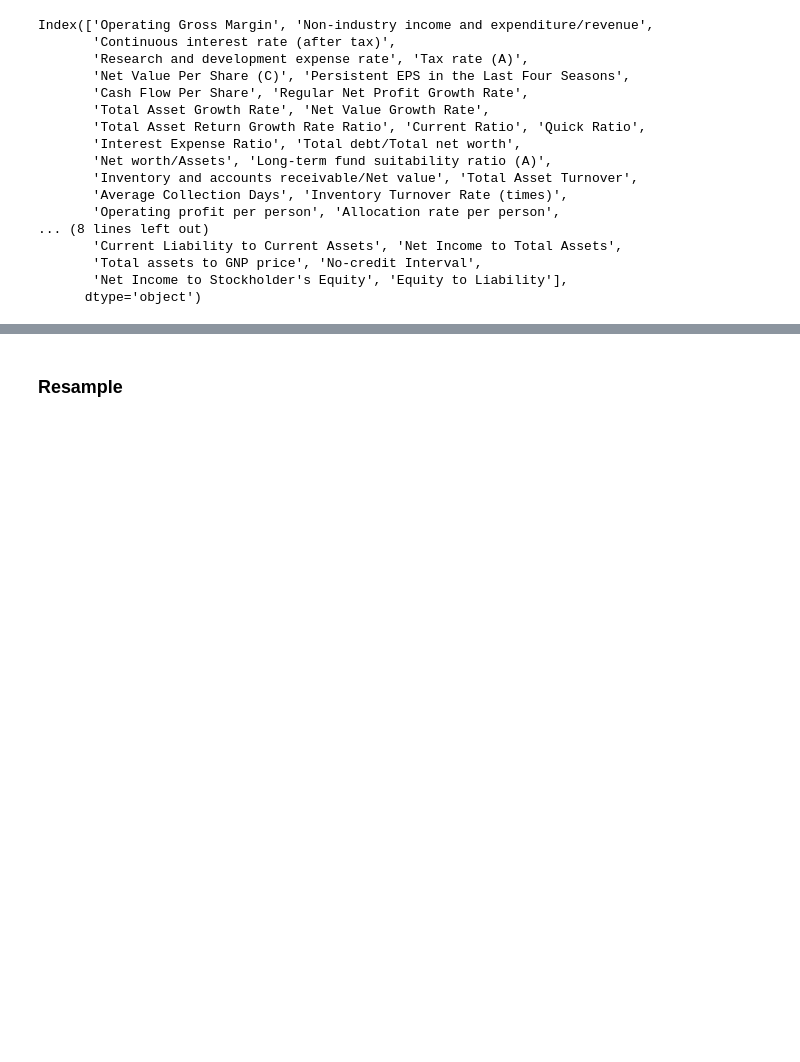
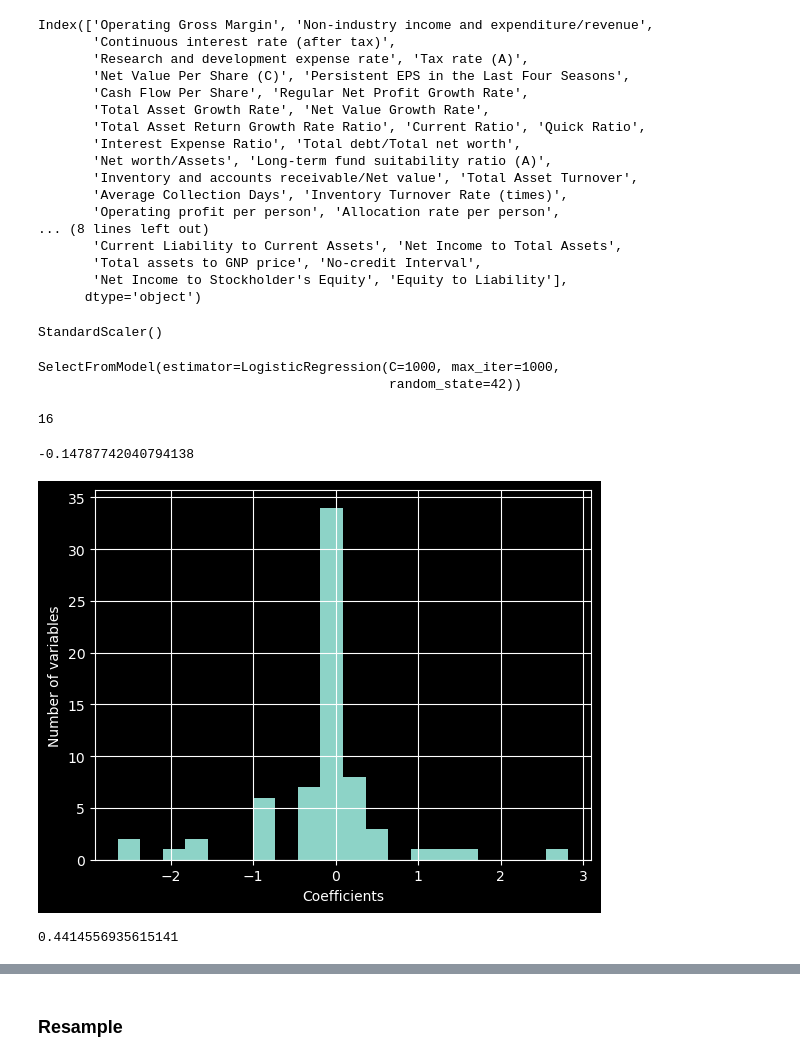
Before and after one commit to frantzalexander/Taiwan_Bankruptcy_Analysis, a Jupyter notebook: Bankruptcy Prediction Analysis.ipynb, the cells around one changed output, grey strips where cells are left out. Saved outputs shown, nothing was run; the diff lists cells and outputs as text; code cells hidden in the pictures; blank space fills up the shorter version.

Commit message:
performed logistic regression for feature selection

```diff
--- a/Bankruptcy Prediction Analysis.ipynb
+++ b/Bankruptcy Prediction Analysis.ipynb
@@ -582,3 +577,40 @@ Index(['Operating Gross Margin', 'Non-industry income and expenditure/revenue',
        'Total assets to GNP price', 'No-credit Interval',
        'Net Income to Stockholder's Equity', 'Equity to Liability'],
       dtype='object')
+# %%
+scaler = StandardScaler()
+scaler.fit(X_train)
+# %% [output]
+StandardScaler()
+# %%
+sel_ = SelectFromModel(
+    LogisticRegression(
+        C = 1000,
+        penalty= "l2",
+        max_iter= 1000,
+        random_state= 42
+    )
+)
+sel_.fit(scaler.transform(X_train), y_train)
+# %% [output]
+SelectFromModel(estimator=LogisticRegression(C=1000, max_iter=1000,
+                                             random_state=42))
+# %%
+selected_feat = X_train.columns[(sel_.get_support())]
+len(selected_feat)
+# %% [output]
+16
+# %%
+sel_.estimator_.coef_.mean()
+# %% [output]
+-0.14787742040794138
+# %%
+pd.Series(sel_.estimator_.coef_.ravel()).hist(bins = 20)
+plt.xlabel("Coefficients")
+plt.ylabel("Number of variables");
+# %% [output]
+[figure, added]
+# %%
+np.abs(sel_.estimator_.coef_).mean()
+# %% [output]
+0.4414556935615141
```
Also changed, not shown: parts of 9 cells of this notebook.
